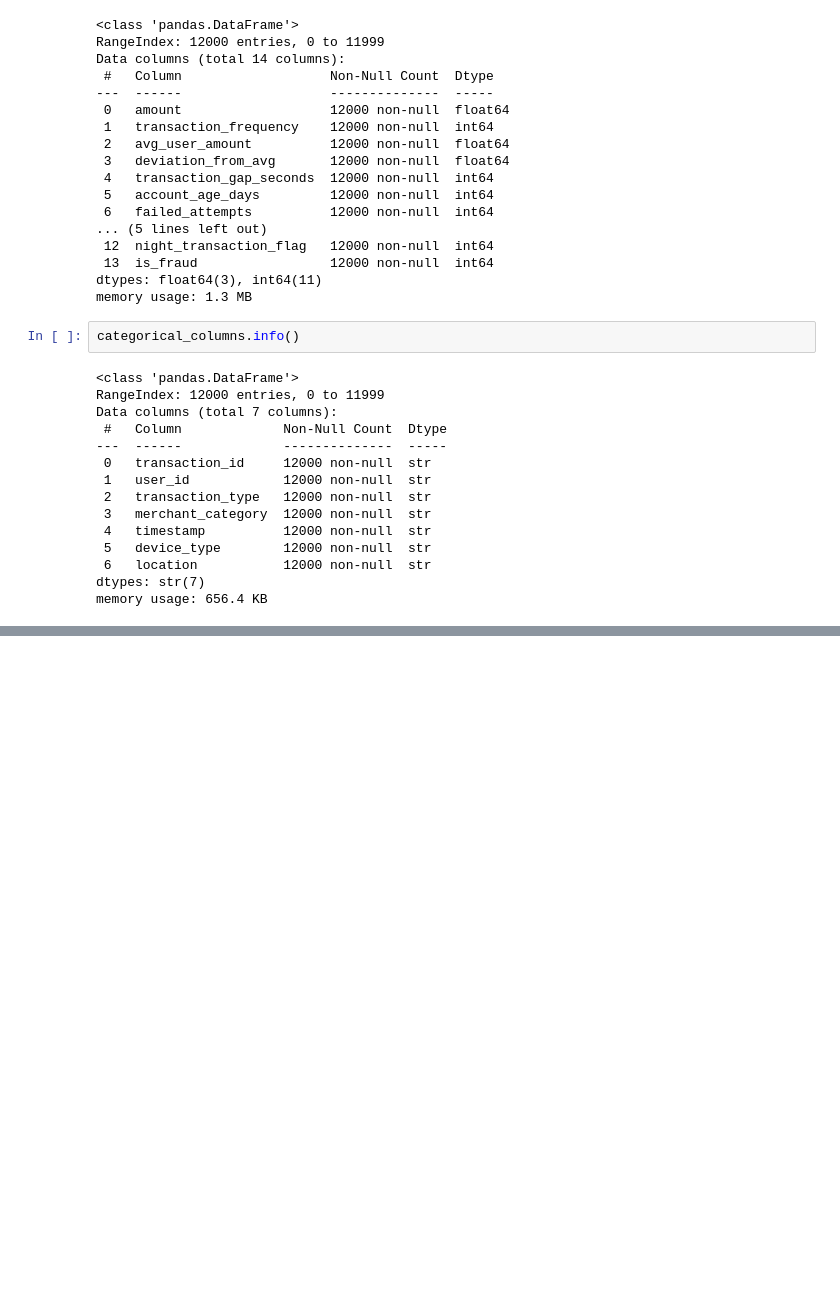
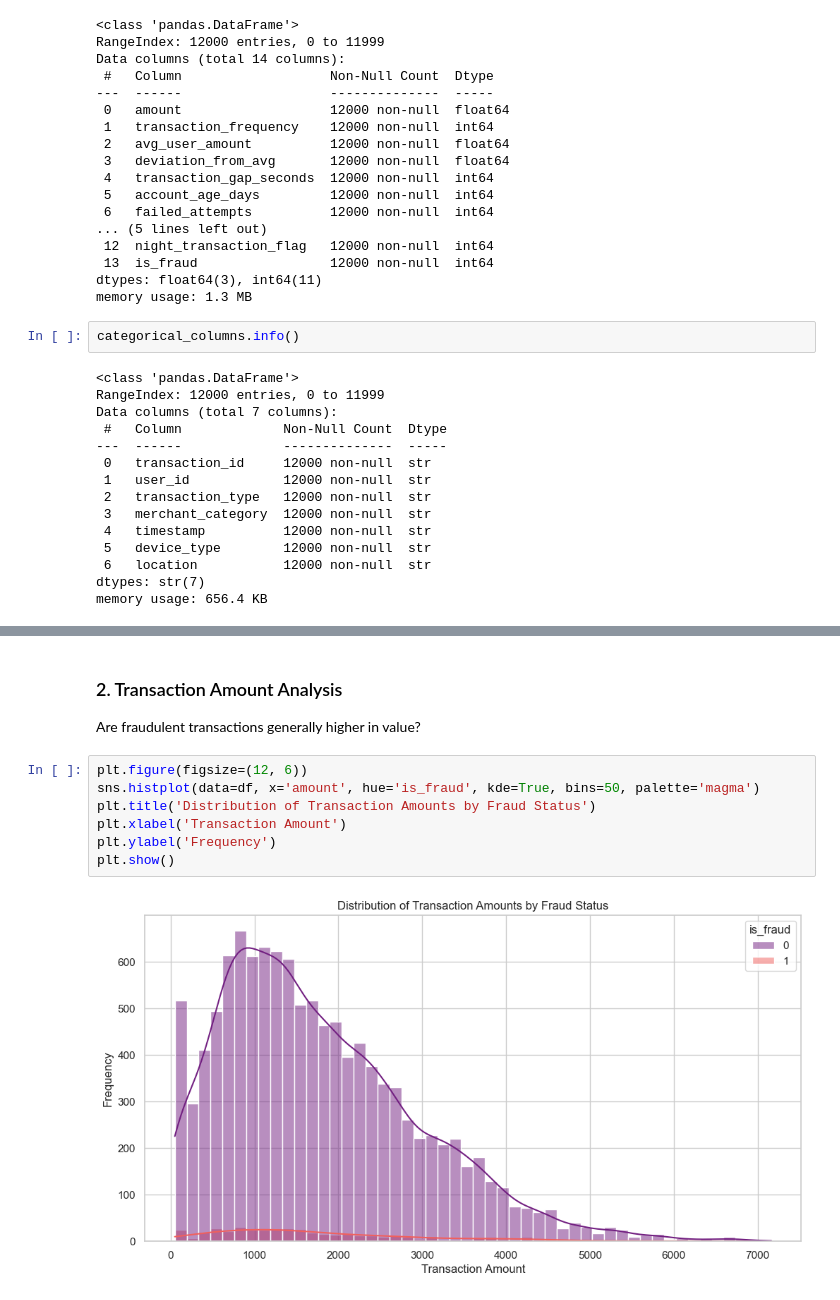
Before and after one commit to justcodez123/Financial-Fraud-Detection, a Jupyter notebook: Python Report/Data_Clean_v3.ipynb, the cells around one changed output, grey strips where cells are left out. Saved outputs shown, nothing was run; the diff lists cells and outputs as text; blank space fills up the shorter version.

```diff
--- a/Python Report/Data_Clean_v3.ipynb
+++ b/Python Report/Data_Clean_v3.ipynb
@@ -274,0 +320,12 @@ memory usage: 656.4 KB
+# %% [markdown]
+### 2. Transaction Amount Analysis
+Are fraudulent transactions generally higher in value?
+# %%
+plt.figure(figsize=(12, 6))
+sns.histplot(data=df, x='amount', hue='is_fraud', kde=True, bins=50, palette='magma')
+plt.title('Distribution of Transaction Amounts by Fraud Status')
+plt.xlabel('Transaction Amount')
+plt.ylabel('Frequency')
+plt.show()
+# %% [output]
+[figure, added]
```
Also changed, not shown: parts of 21 cells of this notebook, 9 other files.
